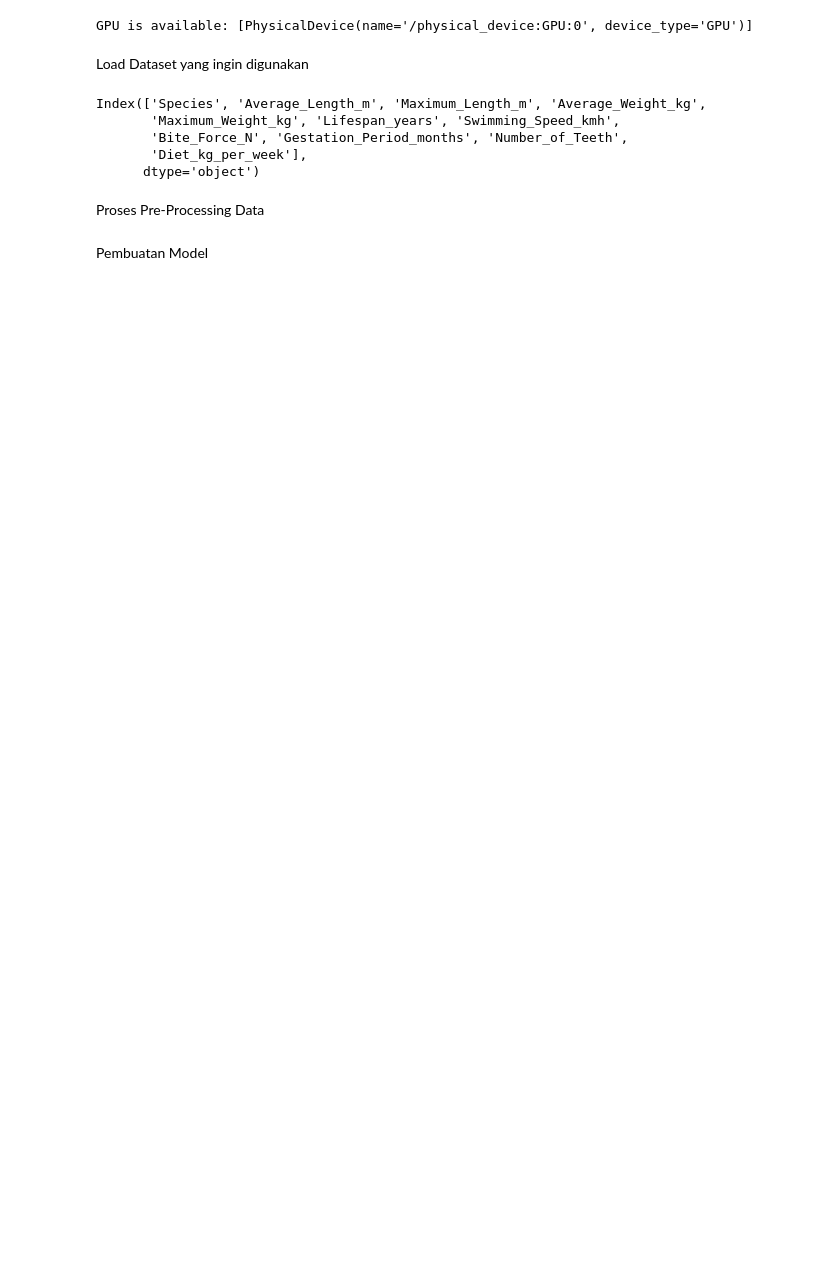
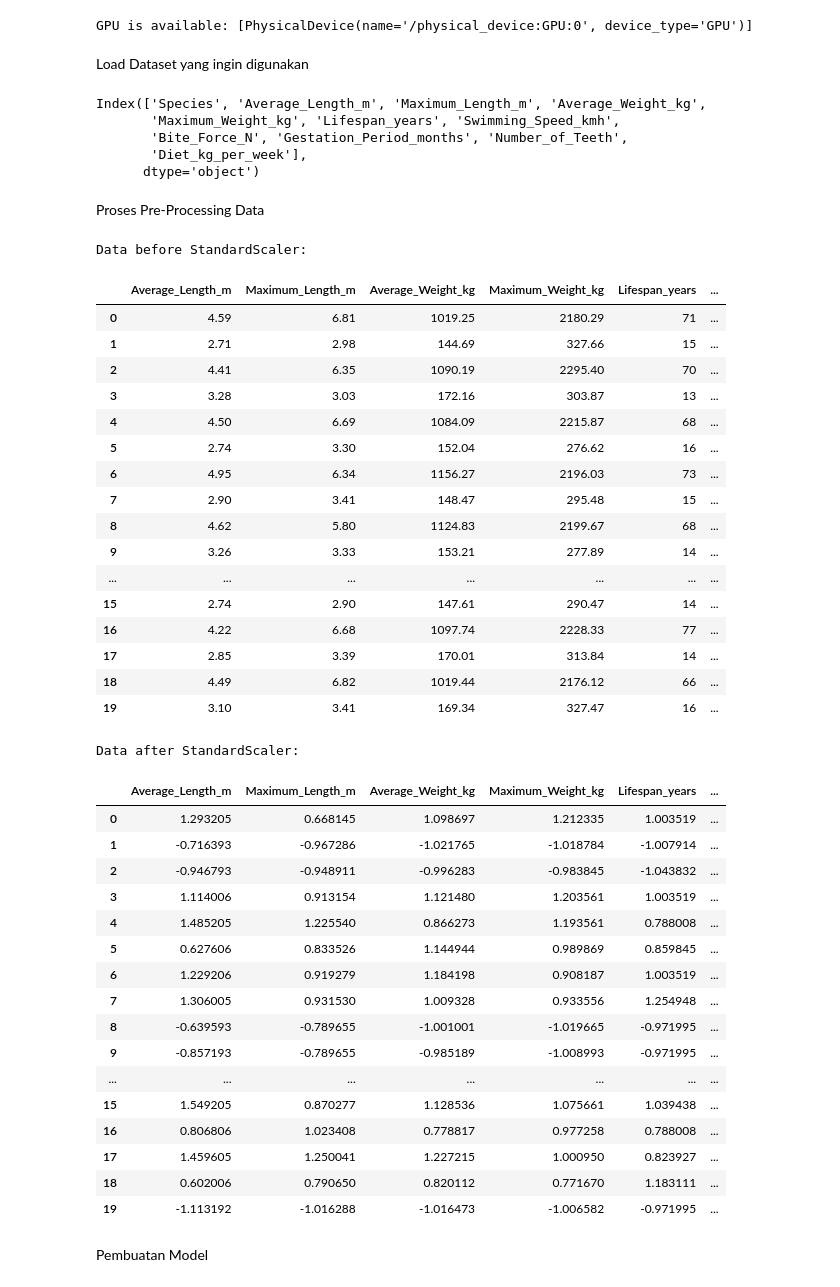
Before and after one commit to Gleam-R/Mulri-Layer-Perceptron, a Jupyter notebook: Multi-Layer-Perceptron.ipynb, the cells around one changed output. Saved outputs shown, nothing was run; the diff lists cells and outputs as text; code cells hidden in the pictures; blank space fills up the shorter version.

```diff
--- a/Multi-Layer-Perceptron.ipynb
+++ b/Multi-Layer-Perceptron.ipynb
@@ -59,6 +59,52 @@ X_test = scaler.transform(X_test)
 # Step 2: Convert target to categorical format for binary classification
 y_train = to_categorical(y_train)
 y_test = to_categorical(y_test)
+# %%
+# Display data before applying StandardScaler
+print("Data before StandardScaler:")
+display(X.head(20))
+
+# Display data after applying StandardScaler
+print("Data after StandardScaler:")
+X_train_df = pd.DataFrame(X_train, columns=X.columns)
+display(X_train_df.head(20))
+# %% [output]
+Data before StandardScaler:
+|  | Average_Length_m | Maximum_Length_m | Average_Weight_kg | Maximum_Weight_kg | Lifespan_years | ... |
+| 0 | 4.59 | 6.81 | 1019.25 | 2180.29 | 71 | ... |
+| 1 | 2.71 | 2.98 | 144.69 | 327.66 | 15 | ... |
+| 2 | 4.41 | 6.35 | 1090.19 | 2295.40 | 70 | ... |
+| 3 | 3.28 | 3.03 | 172.16 | 303.87 | 13 | ... |
+| 4 | 4.50 | 6.69 | 1084.09 | 2215.87 | 68 | ... |
+| 5 | 2.74 | 3.30 | 152.04 | 276.62 | 16 | ... |
+| 6 | 4.95 | 6.34 | 1156.27 | 2196.03 | 73 | ... |
+| 7 | 2.90 | 3.41 | 148.47 | 295.48 | 15 | ... |
+| 8 | 4.62 | 5.80 | 1124.83 | 2199.67 | 68 | ... |
+| 9 | 3.26 | 3.33 | 153.21 | 277.89 | 14 | ... |
+| ... | ... | ... | ... | ... | ... | ... |
+| 15 | 2.74 | 2.90 | 147.61 | 290.47 | 14 | ... |
+| 16 | 4.22 | 6.68 | 1097.74 | 2228.33 | 77 | ... |
+| 17 | 2.85 | 3.39 | 170.01 | 313.84 | 14 | ... |
+| 18 | 4.49 | 6.82 | 1019.44 | 2176.12 | 66 | ... |
+| 19 | 3.10 | 3.41 | 169.34 | 327.47 | 16 | ... |
+Data after StandardScaler:
+|  | Average_Length_m | Maximum_Length_m | Average_Weight_kg | Maximum_Weight_kg | Lifespan_years | ... |
+| 0 | 1.293205 | 0.668145 | 1.098697 | 1.212335 | 1.003519 | ... |
+| 1 | -0.716393 | -0.967286 | -1.021765 | -1.018784 | -1.007914 | ... |
+| 2 | -0.946793 | -0.948911 | -0.996283 | -0.983845 | -1.043832 | ... |
+| 3 | 1.114006 | 0.913154 | 1.121480 | 1.203561 | 1.003519 | ... |
+| 4 | 1.485205 | 1.225540 | 0.866273 | 1.193561 | 0.788008 | ... |
+| 5 | 0.627606 | 0.833526 | 1.144944 | 0.989869 | 0.859845 | ... |
+| 6 | 1.229206 | 0.919279 | 1.184198 | 0.908187 | 1.003519 | ... |
+| 7 | 1.306005 | 0.931530 | 1.009328 | 0.933556 | 1.254948 | ... |
+| 8 | -0.639593 | -0.789655 | -1.001001 | -1.019665 | -0.971995 | ... |
+| 9 | -0.857193 | -0.789655 | -0.985189 | -1.008993 | -0.971995 | ... |
+| ... | ... | ... | ... | ... | ... | ... |
+| 15 | 1.549205 | 0.870277 | 1.128536 | 1.075661 | 1.039438 | ... |
+| 16 | 0.806806 | 1.023408 | 0.778817 | 0.977258 | 0.788008 | ... |
+| 17 | 1.459605 | 1.250041 | 1.227215 | 1.000950 | 0.823927 | ... |
+| 18 | 0.602006 | 0.790650 | 0.820112 | 0.771670 | 1.183111 | ... |
+| 19 | -1.113192 | -1.016288 | -1.016473 | -1.006582 | -0.971995 | ... |
 # %% [markdown]
 Pembuatan Model
 # %%
```
Also changed, not shown: parts of 4 cells of this notebook.
